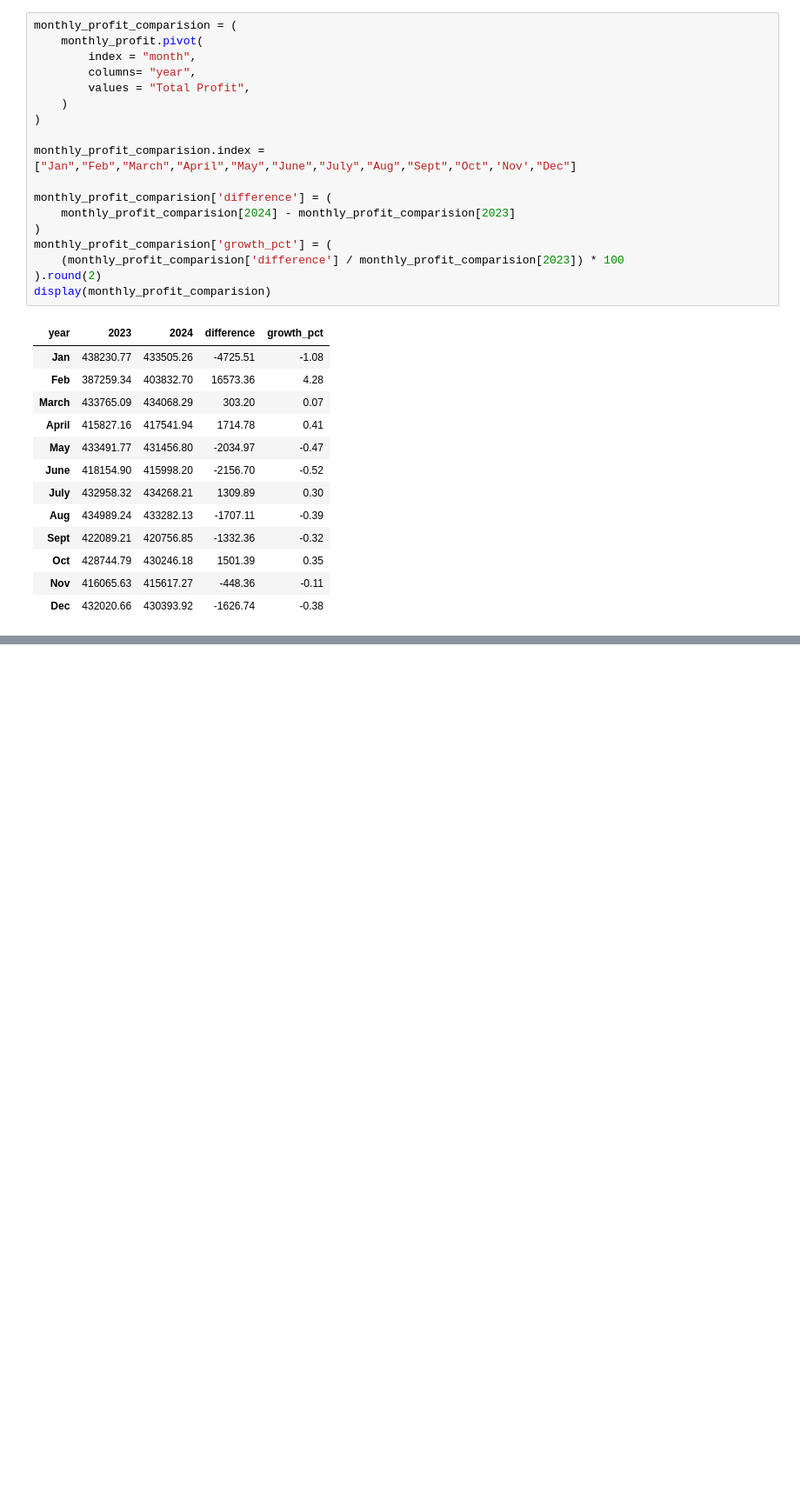
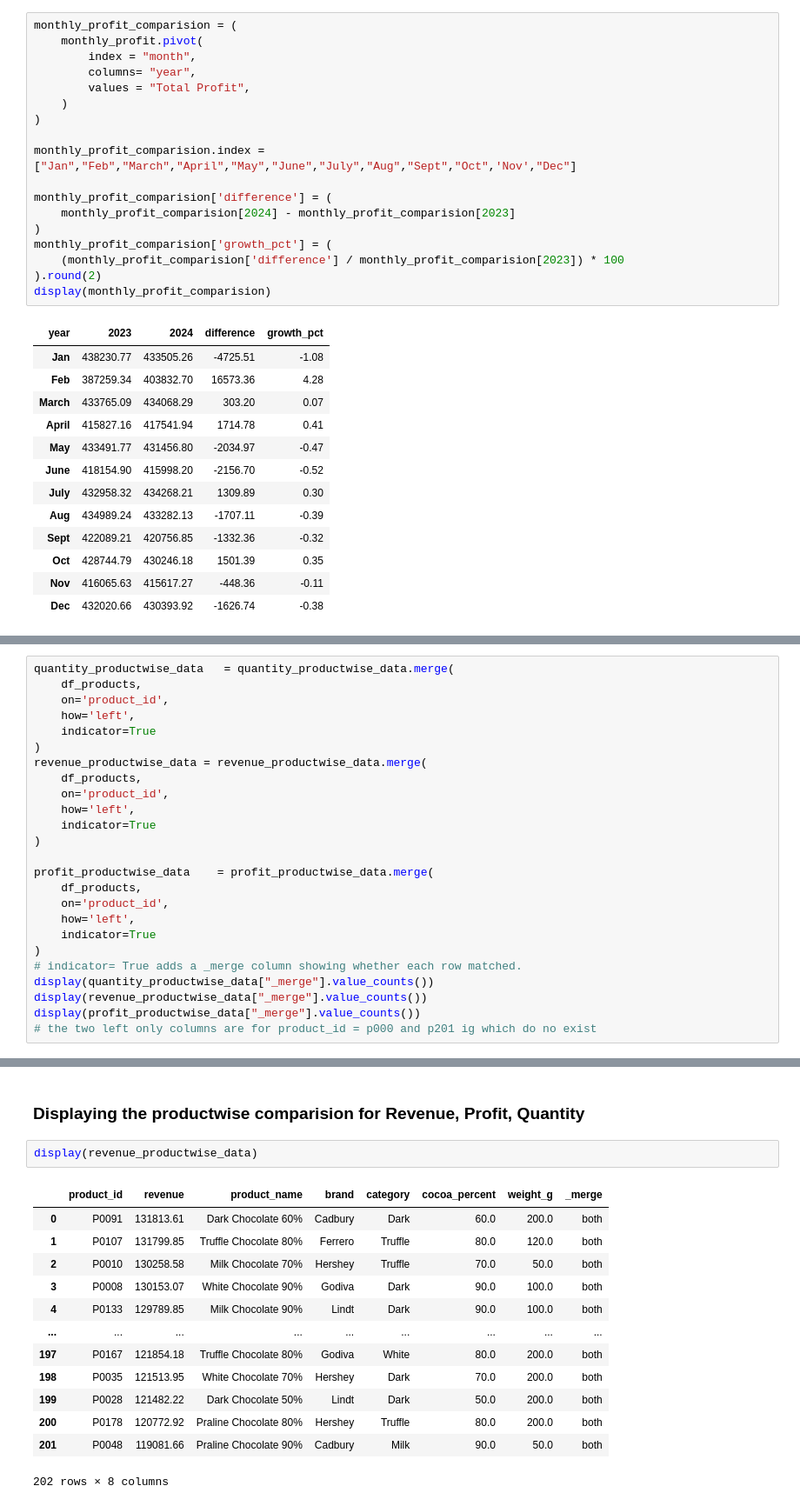
Before and after one commit to Devendra-afk/Retail_Stores_Analysis, a Jupyter notebook: python/notebooks/01_sales_eda.ipynb, the cells around one changed output, grey strips where cells are left out. Shown at 87% size. Cells and saved outputs as stored; diff of their text form; blank space fills up the shorter version.

```diff
--- a/python/notebooks/01_sales_eda.ipynb
+++ b/python/notebooks/01_sales_eda.ipynb
@@ -460,0 +549,25 @@ Revenue generated in 2024 is greater than 2023 by: 15916.32
+# %%
+quantity_productwise_data   = quantity_productwise_data.merge(
+    df_products,
+    on='product_id',
+    how='left',
+    indicator=True
+)
+revenue_productwise_data = revenue_productwise_data.merge(
+    df_products,
+    on='product_id',
+    how='left',
+    indicator=True
+)
+
+profit_productwise_data    = profit_productwise_data.merge(
+    df_products,
+    on='product_id',
+    how='left',
+    indicator=True
+)
+# indicator= True adds a _merge column showing whether each row matched.
+display(quantity_productwise_data["_merge"].value_counts())
+display(revenue_productwise_data["_merge"].value_counts())
+display(profit_productwise_data["_merge"].value_counts())
+# the two left only columns are for product_id = p000 and p201 ig which do no exist
@@ -460,0 +590,18 @@ Revenue generated in 2024 is greater than 2023 by: 15916.32
+# %% [markdown]
+### Displaying the productwise comparision for Revenue, Profit, Quantity
+# %%
+display(revenue_productwise_data)
+# %% [output]
+|  | product_id | revenue | product_name | brand | category | cocoa_percent | weight_g | _merge |
+| 0 | P0091 | 131813.61 | Dark Chocolate 60% | Cadbury | Dark | 60.0 | 200.0 | both |
+| 1 | P0107 | 131799.85 | Truffle Chocolate 80% | Ferrero | Truffle | 80.0 | 120.0 | both |
+| 2 | P0010 | 130258.58 | Milk Chocolate 70% | Hershey | Truffle | 70.0 | 50.0 | both |
+| 3 | P0008 | 130153.07 | White Chocolate 90% | Godiva | Dark | 90.0 | 100.0 | both |
+| 4 | P0133 | 129789.85 | Milk Chocolate 90% | Lindt | Dark | 90.0 | 100.0 | both |
+| ... | ... | ... | ... | ... | ... | ... | ... | ... |
+| 197 | P0167 | 121854.18 | Truffle Chocolate 80% | Godiva | White | 80.0 | 200.0 | both |
+| 198 | P0035 | 121513.95 | White Chocolate 70% | Hershey | Dark | 70.0 | 200.0 | both |
+| 199 | P0028 | 121482.22 | Dark Chocolate 50% | Lindt | Dark | 50.0 | 200.0 | both |
+| 200 | P0178 | 120772.92 | Praline Chocolate 80% | Hershey | Truffle | 80.0 | 200.0 | both |
+| 201 | P0048 | 119081.66 | Praline Chocolate 90% | Cadbury | Milk | 90.0 | 50.0 | both |
+202 rows × 8 columns
```
Also changed, not shown: parts of 47 cells of this notebook.
